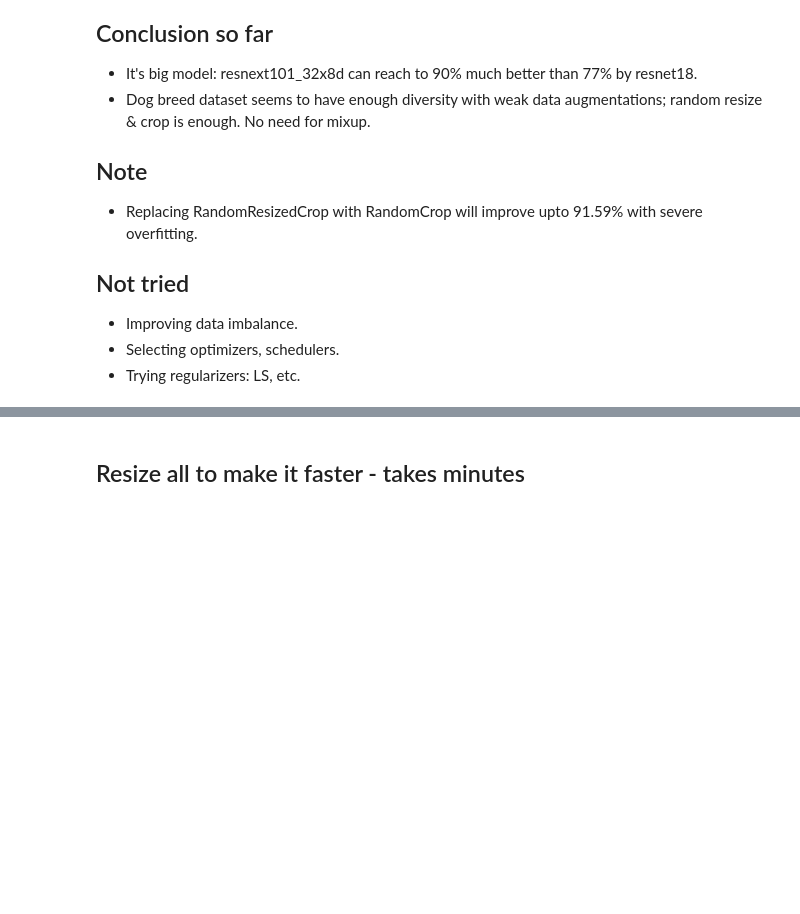
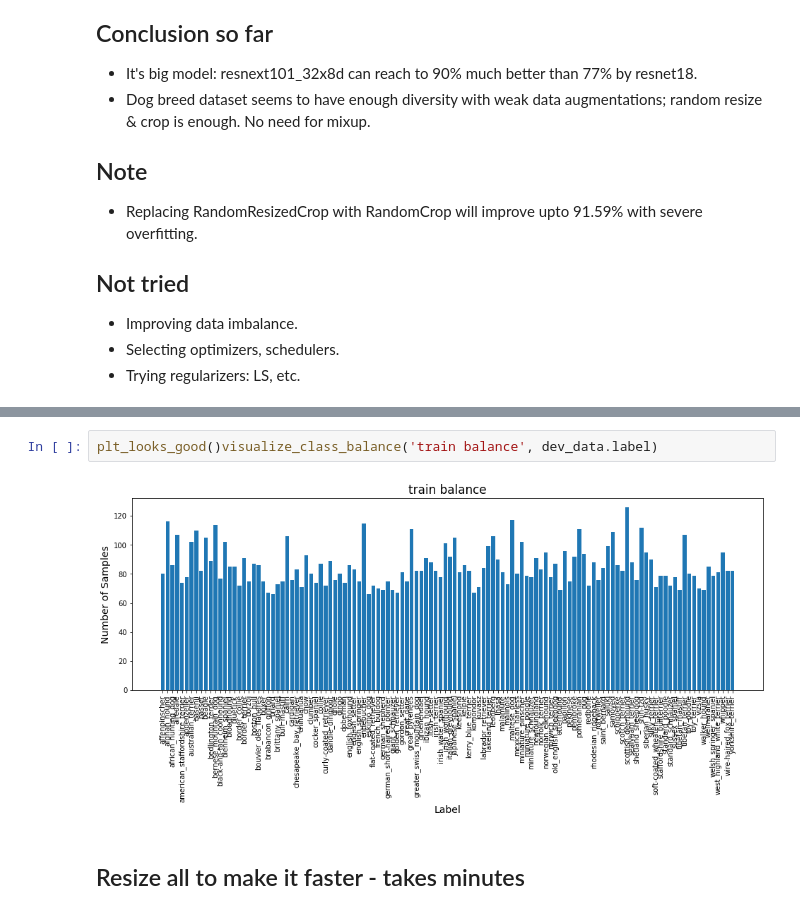
Before and after one commit to daisukelab/general-learning, a Jupyter notebook: Dog-breed-identification-scratch.ipynb, the cells around one changed output, grey strips where cells are left out. Cells and saved outputs as stored; diff of their text form; blank space fills up the shorter version.

Commit message:
Update to show class balance.

```diff
--- a/Dog-breed-identification-scratch.ipynb
+++ b/Dog-breed-identification-scratch.ipynb
@@ -47,3 +40,7 @@ dev_data['label'] = dev_data['breed']
+# %%
+plt_looks_good()visualize_class_balance('train balance', dev_data.label)
+# %% [output]
+[figure, added]
 # %% [markdown]
 ## Resize all to make it faster - takes minutes
 # %%
```
Also changed, not shown: parts of 1 cell of this notebook.
